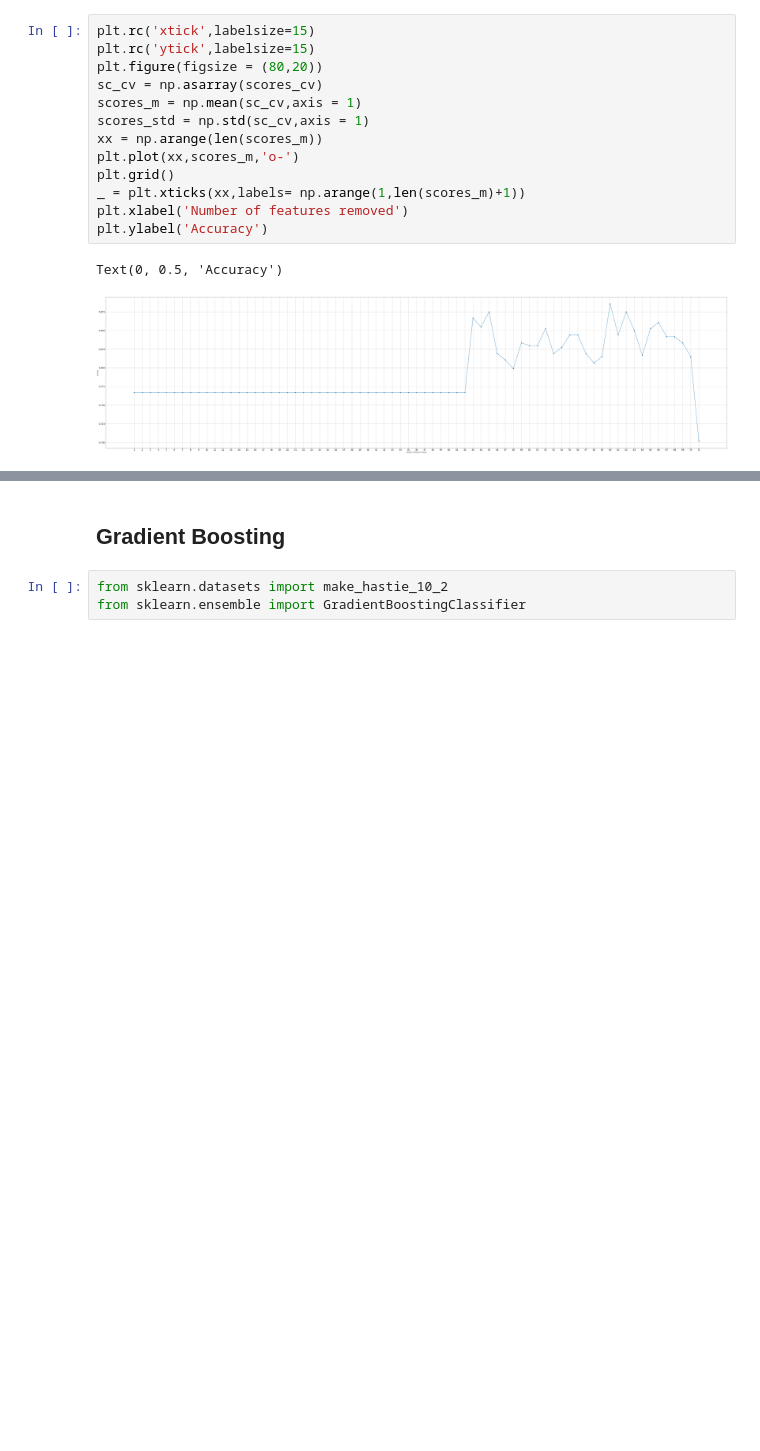
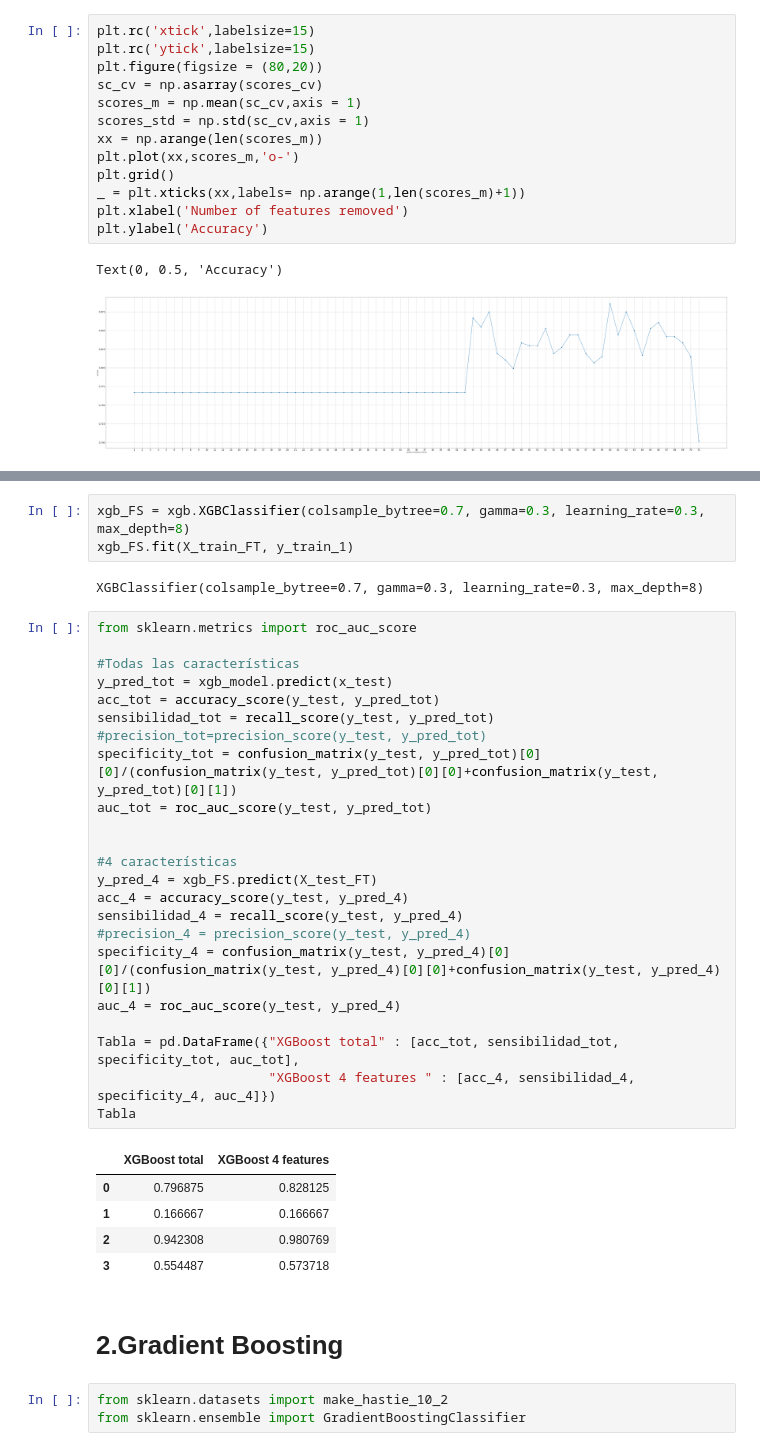
Before and after one commit to jorgealarconlucas/TFG, a Jupyter notebook: Modelos_de_machine_learning.ipynb, the cells around one changed output, grey strips where cells are left out. Saved outputs shown, nothing was run; the diff lists cells and outputs as text; blank space fills up the shorter version.

```diff
--- a/Modelos_de_machine_learning.ipynb
+++ b/Modelos_de_machine_learning.ipynb
@@ -247,5 +275,39 @@ Text(0, 0.5, 'Accuracy')
+# %%
+xgb_FS = xgb.XGBClassifier(colsample_bytree=0.7, gamma=0.3, learning_rate=0.3, max_depth=8)
+xgb_FS.fit(X_train_FT, y_train_1)
+# %% [output]
+XGBClassifier(colsample_bytree=0.7, gamma=0.3, learning_rate=0.3, max_depth=8)
+# %%
+from sklearn.metrics import roc_auc_score
+
+#Todas las características
+y_pred_tot = xgb_model.predict(x_test)
+acc_tot = accuracy_score(y_test, y_pred_tot)
+sensibilidad_tot = recall_score(y_test, y_pred_tot)
+#precision_tot=precision_score(y_test, y_pred_tot)
+specificity_tot = confusion_matrix(y_test, y_pred_tot)[0][0]/(confusion_matrix(y_test, y_pred_tot)[0][0]+confusion_matrix(y_test, y_pred_tot)[0][1])
+auc_tot = roc_auc_score(y_test, y_pred_tot)
+
+
+#4 características
+y_pred_4 = xgb_FS.predict(X_test_FT)
+acc_4 = accuracy_score(y_test, y_pred_4)
+sensibilidad_4 = recall_score(y_test, y_pred_4)
+#precision_4 = precision_score(y_test, y_pred_4)
+specificity_4 = confusion_matrix(y_test, y_pred_4)[0][0]/(confusion_matrix(y_test, y_pred_4)[0][0]+confusion_matrix(y_test, y_pred_4)[0][1])
+auc_4 = roc_auc_score(y_test, y_pred_4)
+
+Tabla = pd.DataFrame({"XGBoost total" : [acc_tot, sensibilidad_tot, specificity_tot, auc_tot],
+                      "XGBoost 4 features " : [acc_4, sensibilidad_4, specificity_4, auc_4]})
+Tabla
+# %% [output]
+|  | XGBoost total | XGBoost 4 features |
+| 0 | 0.796875 | 0.828125 |
+| 1 | 0.166667 | 0.166667 |
+| 2 | 0.942308 | 0.980769 |
+| 3 | 0.554487 | 0.573718 |
 # %% [markdown]
-## Gradient Boosting
+# 2.Gradient Boosting
 # %%
 from sklearn.datasets import make_hastie_10_2
 from sklearn.ensemble import GradientBoostingClassifier
```
Also changed, not shown: parts of 20 cells of this notebook.
